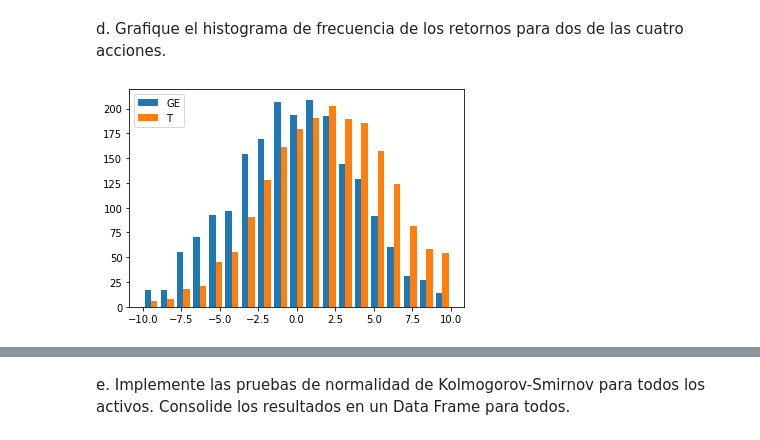
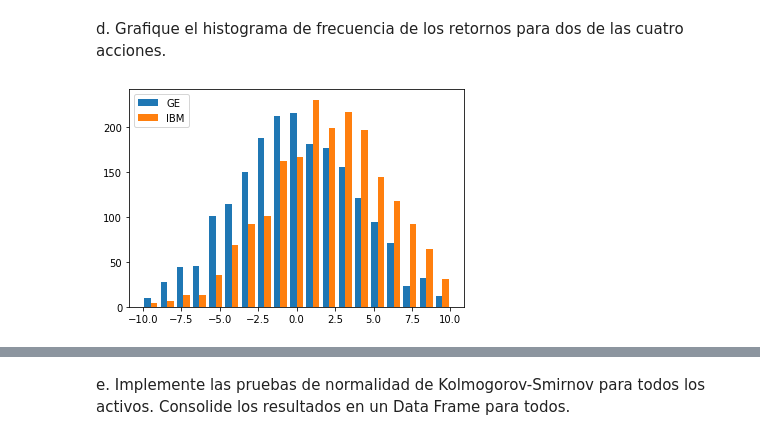
Before and after one commit to LauraCorredor7/Finanzas-Computacionales, a Jupyter notebook: Taller_1_LauraCorredor_Santiago_Bohorquez.ipynb, the cells around one changed output, grey strips where cells are left out. Saved outputs shown, nothing was run; the diff lists cells and outputs as text; code cells hidden in the pictures.

```diff
--- a/Taller_1_LauraCorredor_Santiago_Bohorquez.ipynb
+++ b/Taller_1_LauraCorredor_Santiago_Bohorquez.ipynb
@@ -196,11 +206,11 @@ retornos2 = np.log(prices['T']/prices['T'].shift()).dropna()
 # %%
 GE = np.random.normal(0, 4, 2000)
-T = np.random.normal(2, 4, 2000)
+IBM = np.random.normal(2, 4, 2000)
 
 bins = np.linspace(-10, 10, 20)
 
-plt.hist([GE, T], bins, label=['GE', 'T'])
+plt.hist([GE, IBM], bins, label=['GE', 'IBM'])
 plt.legend(loc='upper left')
 plt.show()
 # %% [output]
-[figure, old version]
+[figure, new version]
```
Also changed, not shown: parts of 8 cells of this notebook.
